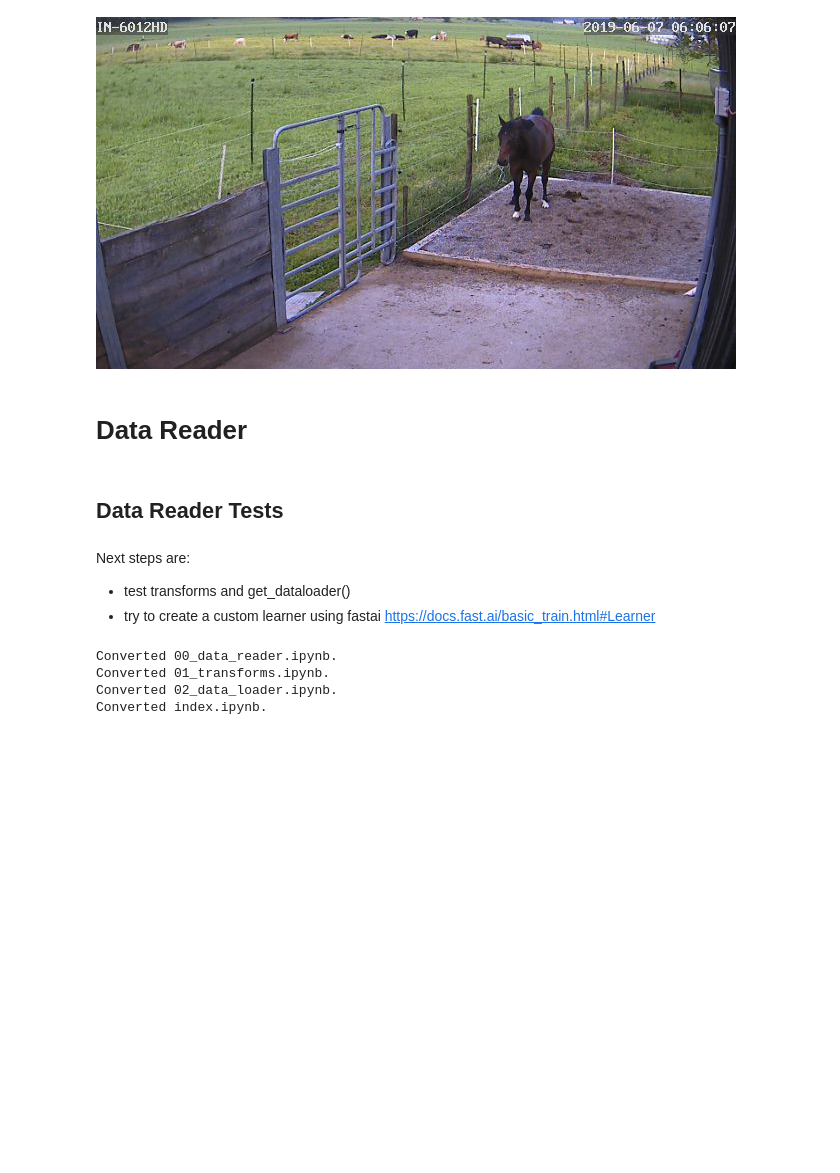
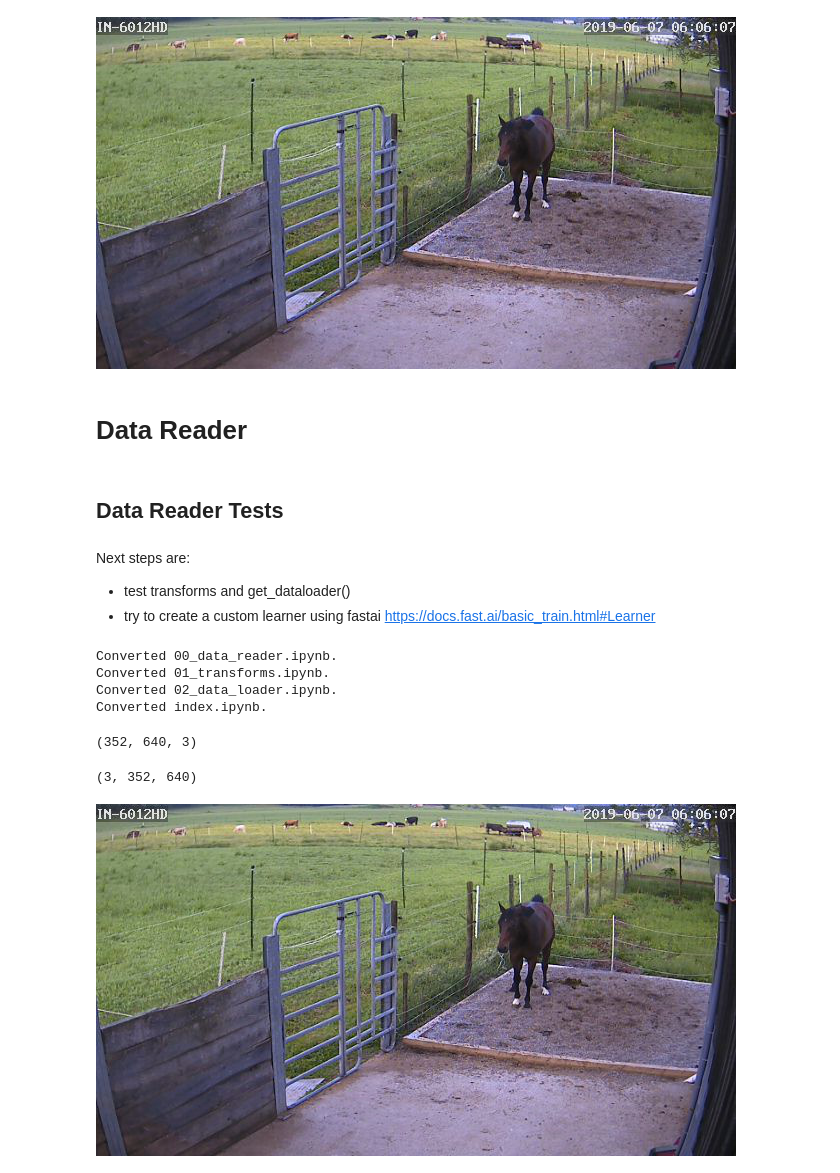
Before and after one commit to SubmitCode/PooDetector, a Jupyter notebook: nbs/00_data_reader.ipynb, the cells around one changed output. Drawn from its saved outputs; the diff is of its cells as text; code cells hidden in the pictures; blank space fills up the shorter version.

Commit message:
test ci

```diff
--- a/nbs/00_data_reader.ipynb
+++ b/nbs/00_data_reader.ipynb
@@ -71,8 +71,20 @@ class ProdigyDataReader(object):
                     continue
 
     @classmethod
+    def read_one_image_from_jsonl(self, file_path, index=0):
+        """
+        this function reads a jsonl file and returns
+        the image at the given function.
+        """
+        count = 0
+        for str_json in self.read_jsonl(file_path):
+            if count == index:
+                return self.stringToRGB(str_json['image'])
+
+
+    @classmethod
     def stringToRGB(self, base64_string):
-        """ convert base64 string to cv2 image """
+        """ convert base64 string to cv2 image"""
         base64_string = base64_string[23:]
         imgdata = base64.b64decode(str(base64_string))
         image = PIL.Image.open(io.BytesIO(imgdata))
@@ -178,0 +195,14 @@ Converted index.ipynb.
+# %%
+img = ProdigyDataReader.read_one_image_from_jsonl('test_data/sample.jsonl', 0)
+# %%
+img.shape
+# %% [output]
+(352, 640, 3)
+# %%
+np.rollaxis(img, 2, 0).shape
+# %% [output]
+(3, 352, 640)
+# %%
+Image(torch.from_numpy(np.rollaxis(img, 2, 0)))
+# %% [output]
+[figure, added]
```
Also changed, not shown: parts of 2 cells of this notebook, 2 other files.
